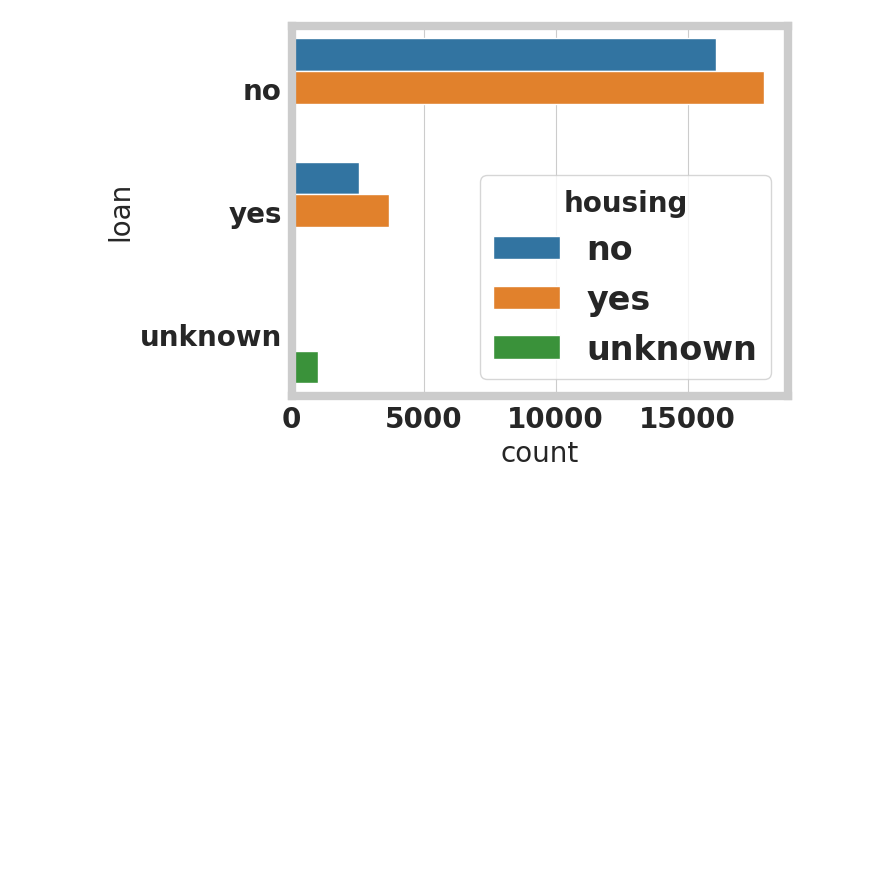
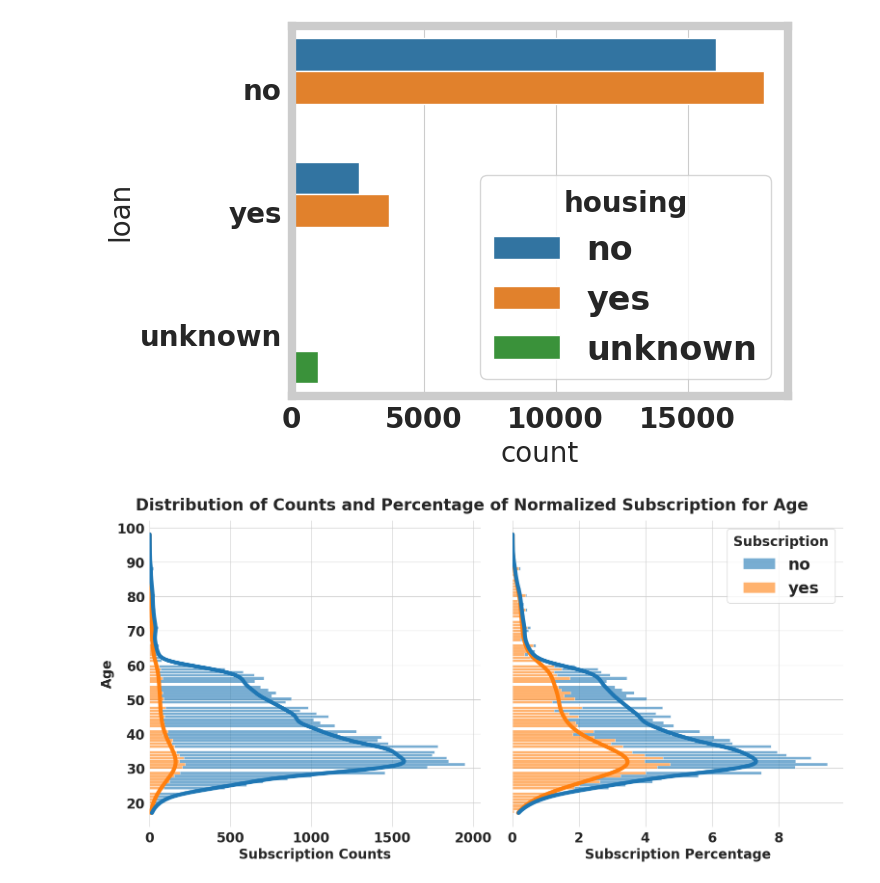
Before and after one commit to Khangelani-Mnguni/customer_segmentation_bank_term_deposits, a Jupyter notebook: model_development.ipynb, the cells around one changed output. Cells and saved outputs as stored; diff of their text form; code cells hidden in the pictures; blank space fills up the shorter version.

```diff
--- a/model_development.ipynb
+++ b/model_development.ipynb
@@ -257,0 +360,4 @@ sns.countplot(raw_df, y = 'loan', hue = 'housing')
+# %%
+plot_numeric_distribution(raw_df, column = 'age')
+# %% [output]
+[figure, added]
```
Also changed, not shown: parts of 99 cells of this notebook, 13 other files.
